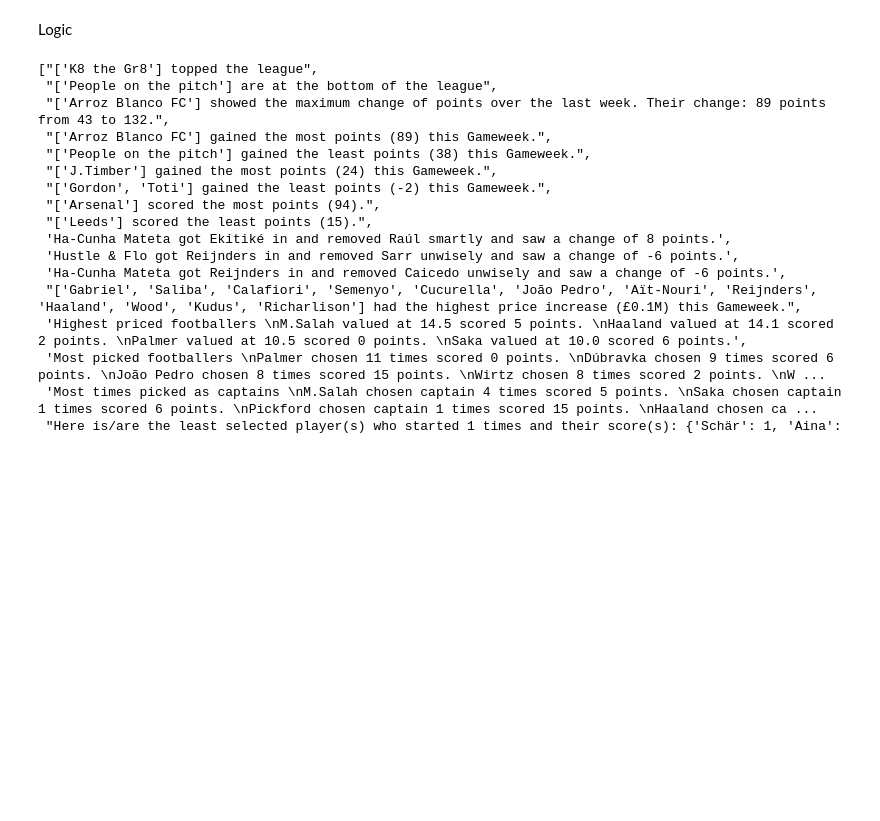
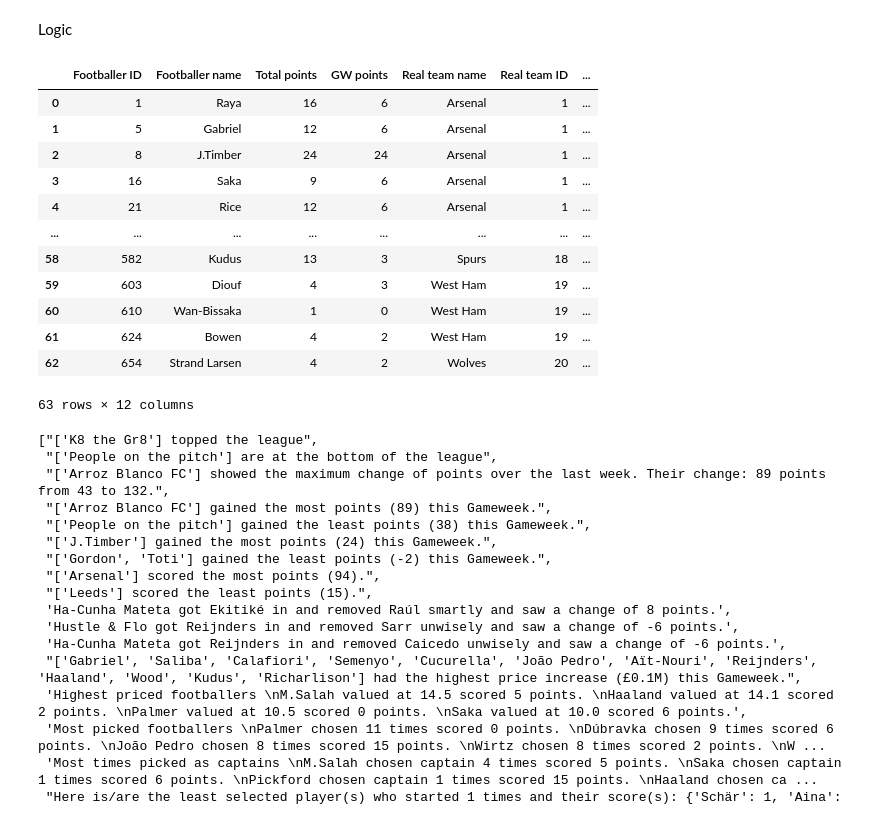
Before and after one commit to Muhammad-Daniyal-18/FPL, a Jupyter notebook: fpl_roundup.ipynb, the cells around one changed output. Saved outputs shown, nothing was run; the diff lists cells and outputs as text; code cells hidden in the pictures; blank space fills up the shorter version.

```diff
--- a/fpl_roundup.ipynb
+++ b/fpl_roundup.ipynb
@@ -190,7 +163,0 @@ Captaincy auto-switch testing
-# %%
-picks = requests.get(f"{BASE_URL}/entry/{4540331}/event/{2}/picks/").json()
-
-for p in picks["picks"]:
-    print(p["element"], players[p["element"]]["web_name"], get_player_points(p["element"]))
-
-print("VC Joao Pedro points not double counted despite Captain Palmer not playing")
@@ -214,6 +163,0 @@ VC Joao Pedro points not double counted despite Captain Palmer not playing
-# %%
-picks = requests.get(f"{BASE_URL}/entry/{4013674}/event/{2}/picks/").json()
-for p in picks["picks"]:
-    print(p["element"], players[p["element"]]["web_name"], get_player_points(p["element"]))
-
-print("Semenyo points doubled for being captain")
@@ -685,6 +631,22 @@ for id in all_playing_XI_players_ids:
 
 all_playing_XI_players_df = pd.DataFrame(who_played_me.items(), columns= ["Footballer ID", "Played in teams"])
 all_playing_XI_players_df = df_footballers.merge(all_playing_XI_players_df, on="Footballer ID")
+# %%
+all_playing_XI_players_df
+# %% [output]
+|  | Footballer ID | Footballer name | Total points | GW points | Real team name | Real team ID | ... |
+| 0 | 1 | Raya | 16 | 6 | Arsenal | 1 | ... |
+| 1 | 5 | Gabriel | 12 | 6 | Arsenal | 1 | ... |
+| 2 | 8 | J.Timber | 24 | 24 | Arsenal | 1 | ... |
+| 3 | 16 | Saka | 9 | 6 | Arsenal | 1 | ... |
+| 4 | 21 | Rice | 12 | 6 | Arsenal | 1 | ... |
+| ... | ... | ... | ... | ... | ... | ... | ... |
+| 58 | 582 | Kudus | 13 | 3 | Spurs | 18 | ... |
+| 59 | 603 | Diouf | 4 | 3 | West Ham | 19 | ... |
+| 60 | 610 | Wan-Bissaka | 1 | 0 | West Ham | 19 | ... |
+| 61 | 624 | Bowen | 4 | 2 | West Ham | 19 | ... |
+| 62 | 654 | Strand Larsen | 4 | 2 | Wolves | 20 | ... |
+63 rows × 12 columns
 # %%
 non_zero_captains = df_footballers[df_footballers["Times captained"] > 0]
 rare_captains_cutoff = int(non_zero_captains["Times captained"].nsmallest(1).iloc[-1])
```
Also changed, not shown: parts of 30 cells of this notebook.
